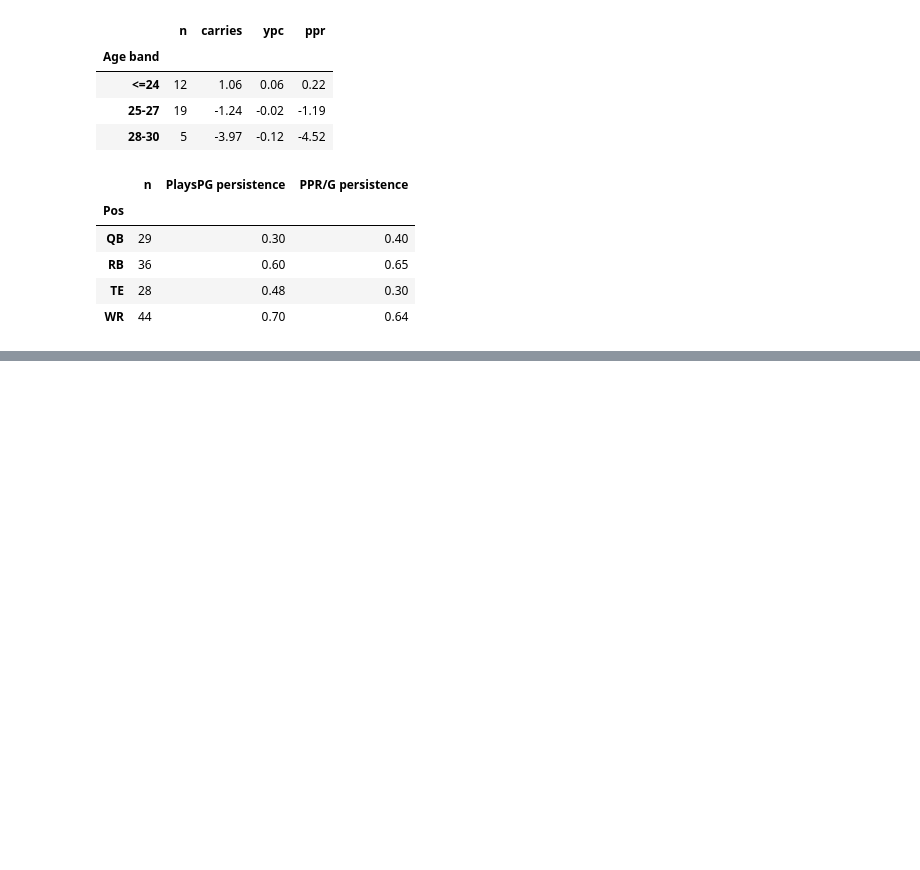
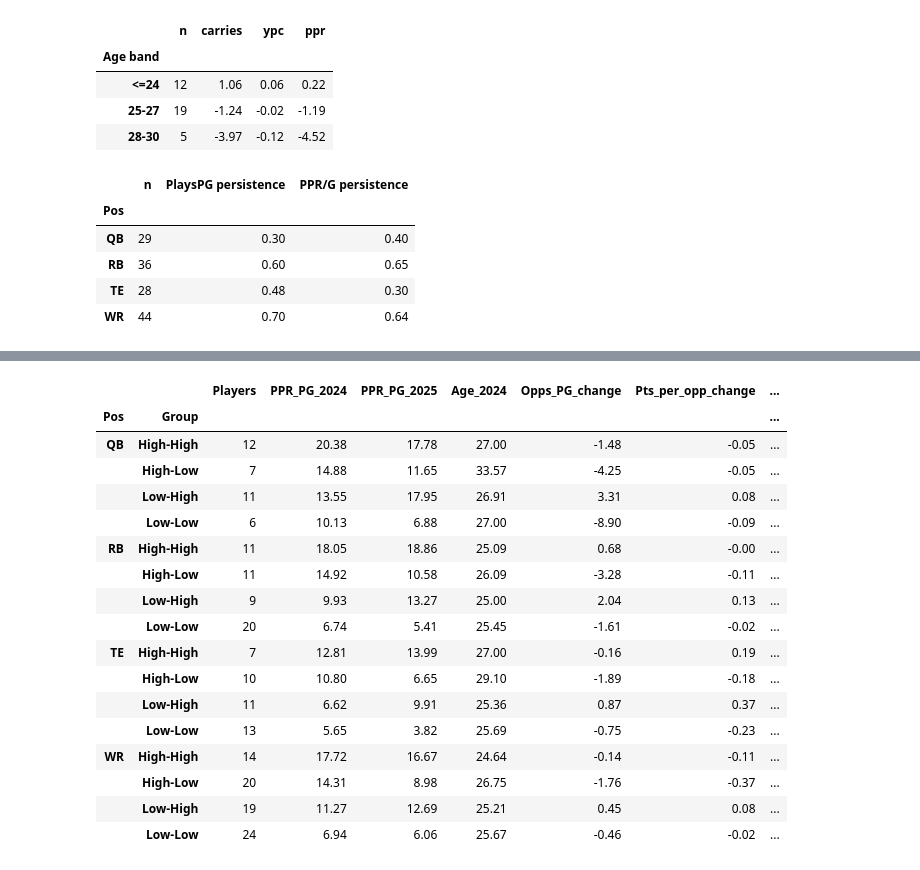
Before and after one commit to tiagocaravia/MDSTFootballProject, a Jupyter notebook: Modeling/k_means.ipynb, the cells around one changed output, grey strips where cells are left out. Drawn from its saved outputs; the diff is of its cells as text; code cells hidden in the pictures; blank space fills up the shorter version.

```diff
--- a/Modeling/k_means.ipynb
+++ b/Modeling/k_means.ipynb
@@ -303,0 +324,65 @@ pd.DataFrame(rows).set_index('Pos').round(2)
+# %%
+from sklearn.cluster import KMeans
+from sklearn.preprocessing import StandardScaler
+from scipy.optimize import linear_sum_assignment
+
+OPPS = {'QB': ['PassAtt', 'RushAtt'], 'RB': ['RushAtt', 'Tgt'], 'WR': ['Tgt'], 'TE': ['Tgt']}
+GROUPS = ['High-High', 'High-Low', 'Low-High', 'Low-Low']
+CORNERS = np.array([[1, 1], [1, -1], [-1, 1], [-1, -1]], dtype=float)   # same order as GROUPS
+
+# Per-season workload and efficiency
+season = df[df['G'] > 0].copy()
+season['OppsPG'] = [row[OPPS[row['Pos']]].sum() / row['G'] for _, row in season.iterrows()]
+season['PtsPerOpp'] = season['FantasyPPRPerGame'] / season['OppsPG'].replace(0, np.nan)
+
+# One row per player with both seasons side by side
+cols = ['Pos', 'Team', 'Age', 'G', 'OppsPG', 'PtsPerOpp', 'FantasyPPRPerGame']
+s24 = season[season['year'] == 2024].set_index('Player')[cols]
+s25 = season[season['year'] == 2025].set_index('Player')[[c for c in cols if c not in ('Pos', 'Age')]]
+pair = s24.join(s25, lsuffix='_24', rsuffix='_25', how='inner')
+pair = pair[(pair['G_24'] >= 4) & (pair['G_25'] >= 4) & pair.index.isin(qual['Player'])]
+
+clustered = []
+for pos, g in pair.groupby('Pos'):
+    X = StandardScaler().fit_transform(g[['FantasyPPRPerGame_24', 'FantasyPPRPerGame_25']])
+    km = KMeans(n_clusters=4, init=CORNERS, n_init=1, random_state=42).fit(X)
+    dist = ((km.cluster_centers_[:, None, :] - CORNERS[None, :, :]) ** 2).sum(axis=2)
+    rows, cols_ = linear_sum_assignment(dist)               # one quadrant per cluster
+    name = {r: GROUPS[c] for r, c in zip(rows, cols_)}
+    clustered.append(g.assign(Group=[name[l] for l in km.labels_]))
+pair = pd.concat(clustered)
+
+pair['Opps change'] = pair['OppsPG_25'] - pair['OppsPG_24']
+pair['Eff change'] = pair['PtsPerOpp_25'] - pair['PtsPerOpp_24']
+pair['Changed team'] = pair['Team_24'] != pair['Team_25']
+
+summary_km = (pair.groupby(['Pos', 'Group'])
+              .agg(Players=('Age', 'size'),
+                   PPR_PG_2024=('FantasyPPRPerGame_24', 'mean'),
+                   PPR_PG_2025=('FantasyPPRPerGame_25', 'mean'),
+                   Age_2024=('Age', 'mean'),
+                   Opps_PG_change=('Opps change', 'mean'),
+                   Pts_per_opp_change=('Eff change', 'mean'),
+                   Changed_team=('Changed team', 'mean'),
+                   Games_2025=('G_25', 'mean'))
+              .round(2))
+summary_km
+# %% [output]
+|  |  | Players | PPR_PG_2024 | PPR_PG_2025 | Age_2024 | Opps_PG_change | Pts_per_opp_change | ... |
+| Pos | Group |  |  |  |  |  |  | ... |
+| QB | High-High | 12 | 20.38 | 17.78 | 27.00 | -1.48 | -0.05 | ... |
+|  | High-Low | 7 | 14.88 | 11.65 | 33.57 | -4.25 | -0.05 | ... |
+|  | Low-High | 11 | 13.55 | 17.95 | 26.91 | 3.31 | 0.08 | ... |
+|  | Low-Low | 6 | 10.13 | 6.88 | 27.00 | -8.90 | -0.09 | ... |
+| RB | High-High | 11 | 18.05 | 18.86 | 25.09 | 0.68 | -0.00 | ... |
+|  | High-Low | 11 | 14.92 | 10.58 | 26.09 | -3.28 | -0.11 | ... |
+|  | Low-High | 9 | 9.93 | 13.27 | 25.00 | 2.04 | 0.13 | ... |
+|  | Low-Low | 20 | 6.74 | 5.41 | 25.45 | -1.61 | -0.02 | ... |
+| TE | High-High | 7 | 12.81 | 13.99 | 27.00 | -0.16 | 0.19 | ... |
+|  | High-Low | 10 | 10.80 | 6.65 | 29.10 | -1.89 | -0.18 | ... |
+|  | Low-High | 11 | 6.62 | 9.91 | 25.36 | 0.87 | 0.37 | ... |
+|  | Low-Low | 13 | 5.65 | 3.82 | 25.69 | -0.75 | -0.23 | ... |
+| WR | High-High | 14 | 17.72 | 16.67 | 24.64 | -0.14 | -0.11 | ... |
+|  | High-Low | 20 | 14.31 | 8.98 | 26.75 | -1.76 | -0.37 | ... |
+|  | Low-High | 19 | 11.27 | 12.69 | 25.21 | 0.45 | 0.08 | ... |
+|  | Low-Low | 24 | 6.94 | 6.06 | 25.67 | -0.46 | -0.02 | ... |
```
Also changed, not shown: parts of 8 cells of this notebook, 1 other file.
